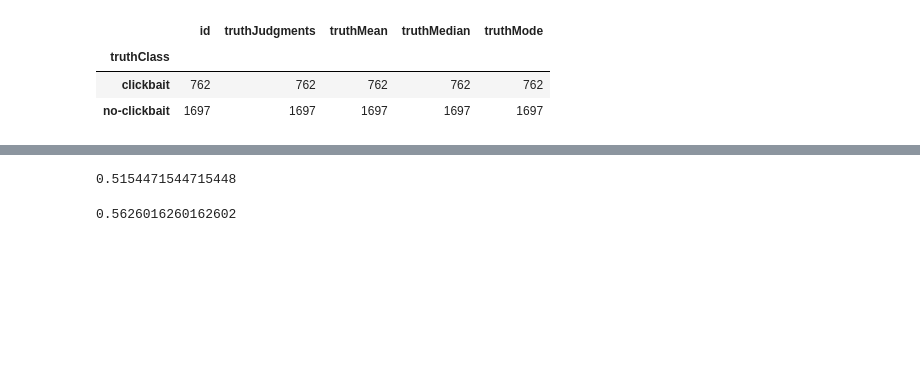
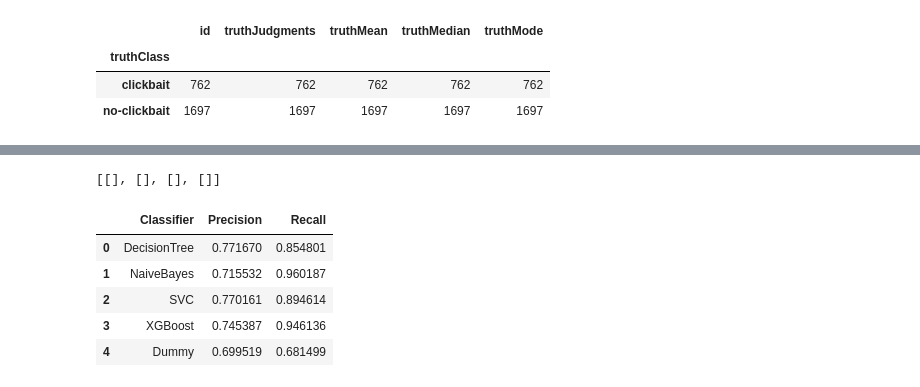
Before and after one commit to mjwsteenbergen/IRNLPproject, a Jupyter notebook: ipynb/Clickbait.ipynb, the cells around one changed output, grey strips where cells are left out. Saved outputs shown, nothing was run; the diff lists cells and outputs as text; code cells hidden in the pictures; blank space fills up the shorter version.

```diff
--- a/ipynb/Clickbait.ipynb
+++ b/ipynb/Clickbait.ipynb
@@ -117,7 +127 @@ clickbaitClassifier.fit(X_train, y_train);
 dummyClassifier.fit(X_train, y_train);
-# %%
-display(clickbaitClassifier.score(X_test, y_test))
-display(dummyClassifier.score(X_test, y_test))
-# %% [output]
-0.5154471544715448
-0.5626016260162602
@@ -124 +130,29 @@ display(dummyClassifier.score(X_test, y_test))
+# %%
+pred_tree = clickbaitClassifierTree.predict(X_test)
+pred_nb = clickbaitClassifierNBA.predict(X_test)
+pred_svc = clickbaitClassifierSVC.predict(X_test)
+pred_xgb = clickbaitClassifierXGB.predict(X_test)
+pred_dummy = dummyClassifier.predict(X_test)
+# %%
+preds = [pred_tree, pred_nb, pred_svc, pred_xgb, pred_dummy]
+
+truthmap = [['clickbait', 'no-clickbait'].index(item) for item in y_test]
+
+predsmap = [[['clickbait', 'no-clickbait'].index(item) for item in pred ] for pred in preds]
+# %% [output]
+[[], [], [], []]
+# %%
+
+precisions = [precision_score(truthmap, pred) for pred in predsmap]
+recalls = [recall_score(truthmap, pred) for pred in predsmap]
+pd.DataFrame({"Classifier": ["DecisionTree", "NaiveBayes", "SVC", "XGBoost", "Dummy"],
+               "Precision": precisions,
+               "Recall": recalls})
+# %% [output]
+|  | Classifier | Precision | Recall |
+| 0 | DecisionTree | 0.771670 | 0.854801 |
+| 1 | NaiveBayes | 0.715532 | 0.960187 |
+| 2 | SVC | 0.770161 | 0.894614 |
+| 3 | XGBoost | 0.745387 | 0.946136 |
+| 4 | Dummy | 0.699519 | 0.681499 |
 # %%
```
Also changed, not shown: parts of 8 cells of this notebook.
